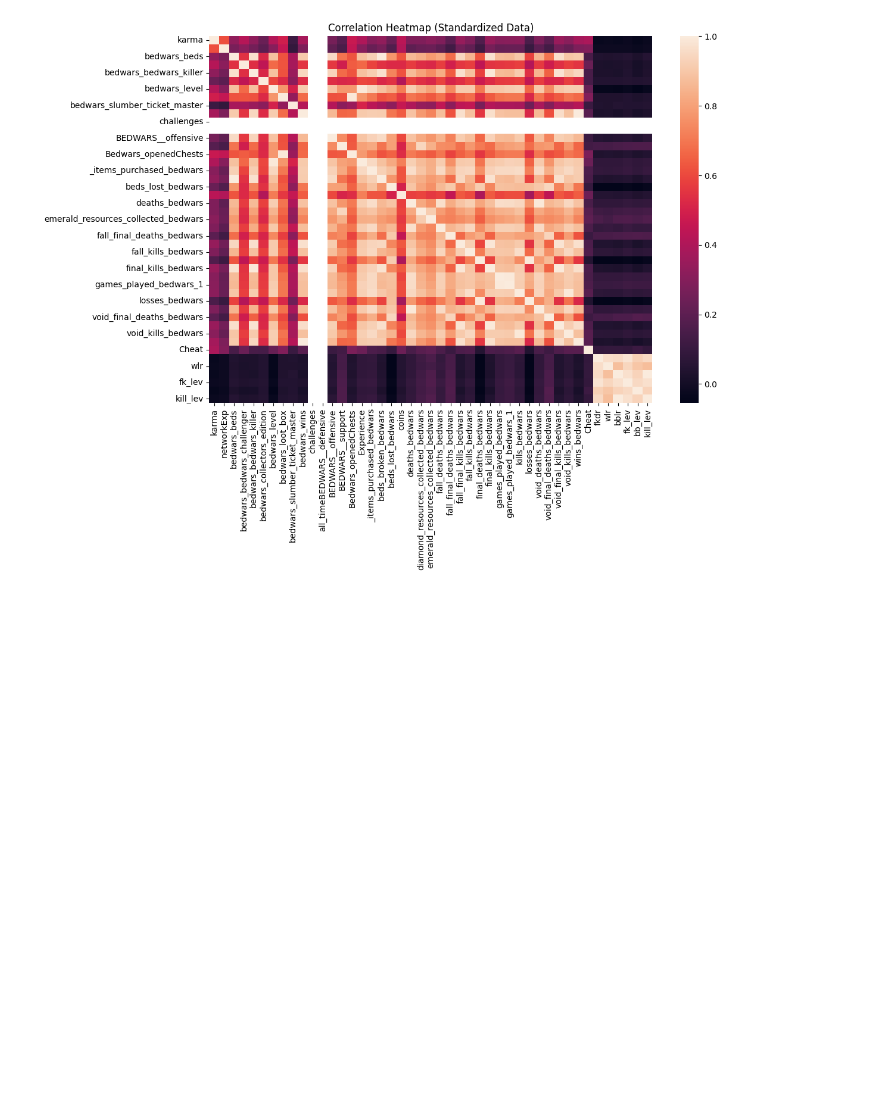
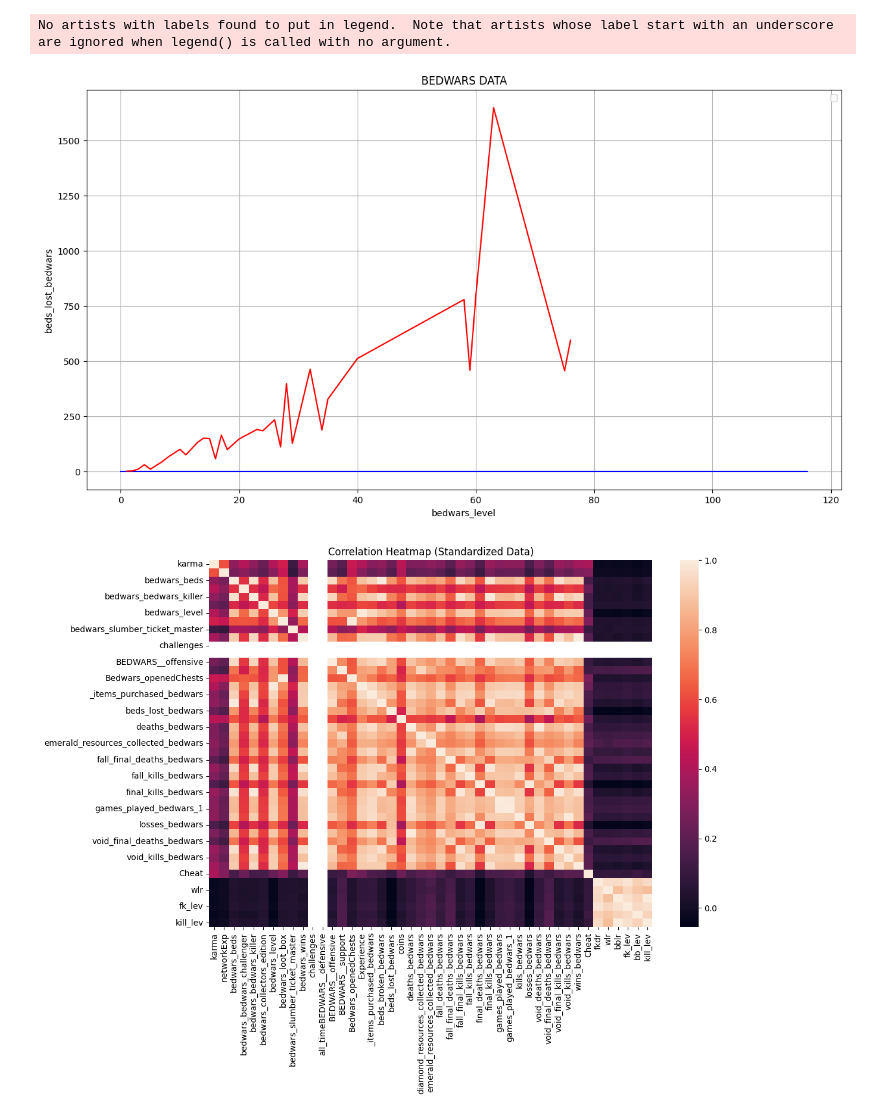
Before and after one commit to yamajunn/Hypixel_Antico_Overlay, a Jupyter notebook: AI/Data.ipynb, the cells around one changed output. Cells and saved outputs as stored; diff of their text form; code cells hidden in the pictures; blank space fills up the shorter version.

```diff
--- a/AI/Data.ipynb
+++ b/AI/Data.ipynb
@@ -53,3 +20,49 @@ plt.show()
+# %%
+# CSVファイルを読み込む
+df = pd.read_csv('Snipers.csv')
+
+df2 = pd.read_csv('Data.csv')
+
+# bedwars_levelが30以下のデータを抽出
+filtered_data = df2[(df2['bedwars_level'] <= 120) & (df2['Cheat'] == 1)]
+
+# ランダムに30個選択
+df2 = filtered_data.sample(n=50)
+
+# ラベルを変数にしておく
+x_label = 'bedwars_level'
+y_label = 'beds_lost_bedwars'
+
+title = 'BEDWARS DATA'
+# グラフ化
+# plt.figure(figsize=(10, 6))
+# for cheat in [0, 1]:
+#     mean_values = mean_fall_deaths_bedwars.loc[:, cheat]
+#     plt.plot(mean_values.index, mean_values.values, marker='o', label=f'Cheat = {not bool(cheat)}')
+plt.figure(figsize=(15, 8))
+# plt.scatter(df[x_label], df[y_label], s=5, color='blue')
+# plt.scatter(df2[x_label], df2[y_label], s=5, color='red')
+
+# x軸ごとにデータをグループ化して平均を計算
+mean_data = df.groupby(x_label)[y_label].mean()
+plt.plot(mean_data.index, mean_data, color='blue')
+
+# x軸ごとにデータをグループ化して平均を計算
+mean_data2 = df2.groupby(x_label)[y_label].mean()
+# 平均を棒グラフで表示
+plt.plot(mean_data2.index, mean_data2, color='red')
+# 平均の線を引く
+# plt.axvline(mean_a, color='b', linestyle='--', label='Mean of ColumnA')
+
+plt.xlabel(f"{x_label}")
+plt.ylabel(y_label)
+plt.title(title)
+plt.grid(True)
+plt.legend()
+plt.show()
+# %% [output]
+No artists with labels found to put in legend.  Note that artists whose label start with an underscore are ignored when legend() is called with no argument.
+[figure, added]
 # %%
 # CSVファイルを読み込む
 df = pd.read_csv('Data.csv')
```
Also changed, not shown: parts of 2 cells of this notebook, 8 other files.
